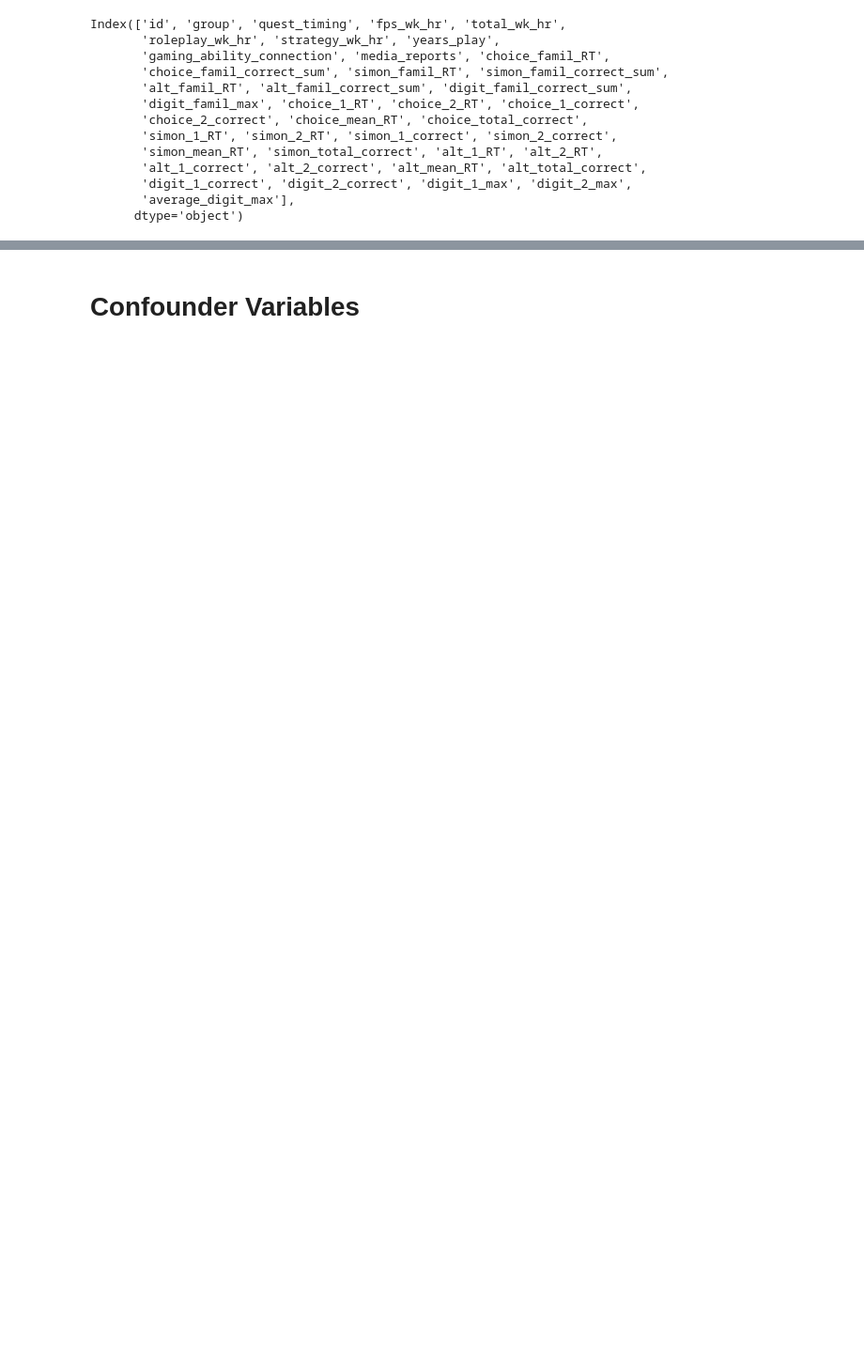
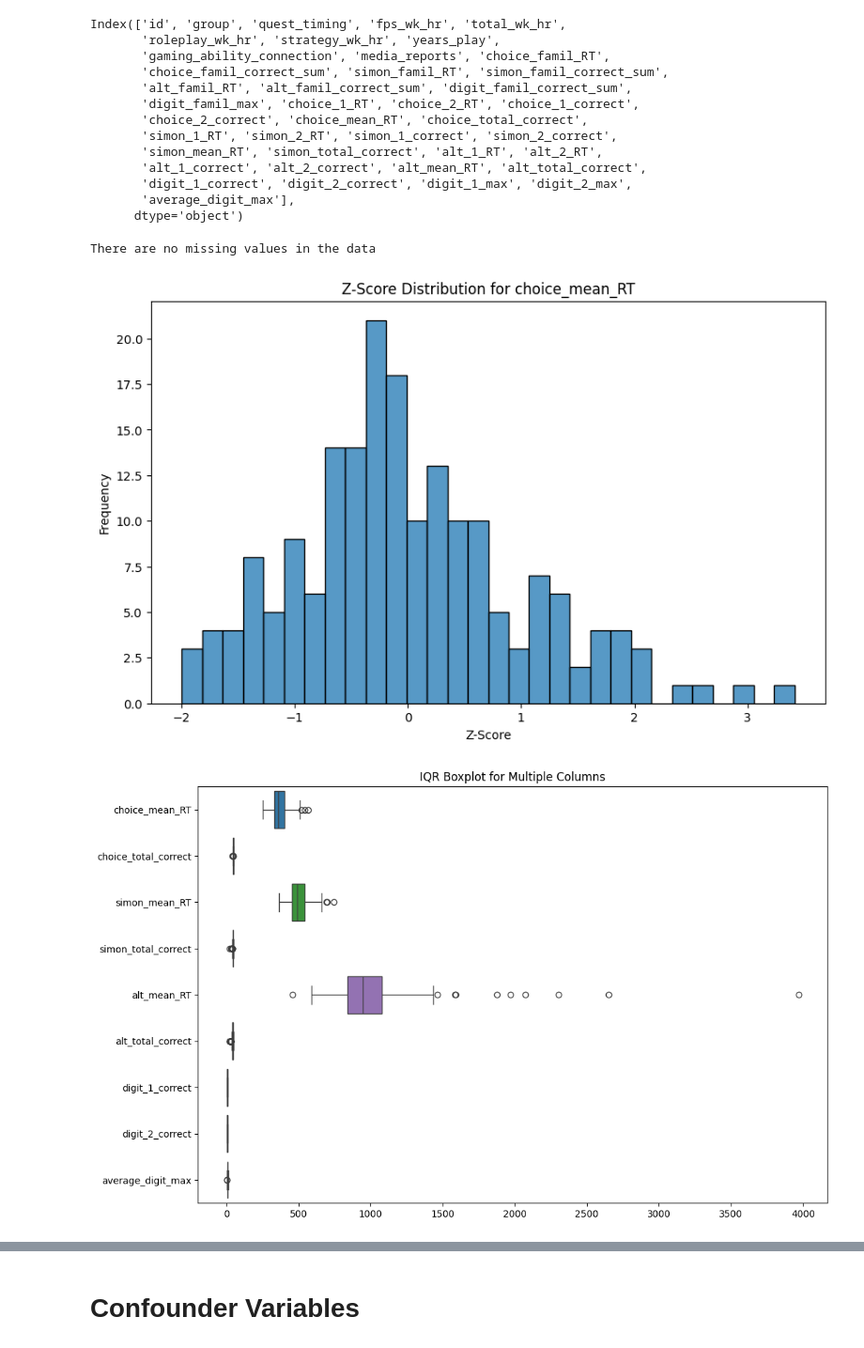
Before and after one commit to ROHIT32767/Reaction-time-and-working-memory-in-gamers-and-non-gamers, a Jupyter notebook: project.ipynb, the cells around one changed output, grey strips where cells are left out. Shown: that part at 94% size. Drawn from its saved outputs; the diff is of its cells as text; code cells hidden in the pictures; blank space fills up the shorter version.

```diff
--- a/project.ipynb
+++ b/project.ipynb
@@ -28,0 +13,5 @@ df
+# %%
+raw_data = pd.read_excel('raw_data.xlsx')
+raw_data.index = [''] * len(raw_data)
+
+raw_data.head()
@@ -42,3 +39,20 @@ Index(['id', 'group', 'quest_timing', 'fps_wk_hr', 'total_wk_hr',
        'digit_1_correct', 'digit_2_correct', 'digit_1_max', 'digit_2_max',
        'average_digit_max'],
       dtype='object')
+# %%
+critical_variables = ['choice_mean_RT', 'choice_total_correct', 'simon_mean_RT',
+                      'simon_total_correct', 'alt_mean_RT', 'alt_total_correct',
+                      'digit_1_correct', 'digit_2_correct', 'average_digit_max']
+# %%
+missing_values = False
+
+for i in raw_data.isnull().any():
+    if i == True:
+        missing_values = True
+
+if (missing_values):
+    print('There are missing values in the data')
+else:
+    print('There are no missing values in the data')
+# %% [output]
+There are no missing values in the data
@@ -44,0 +61,23 @@ Index(['id', 'group', 'quest_timing', 'fps_wk_hr', 'total_wk_hr',
+# %%
+def plot_z_scores(data, column):
+    data['z_score'] = zscore(data[column])
+    plt.figure(figsize=(10, 6))
+    sns.histplot(data['z_score'], bins=30, kde=False)
+    plt.title(f'Z-Score Distribution for {column}')
+    plt.xlabel('Z-Score')
+    plt.ylabel('Frequency')
+    plt.show()
+
+
+plot_z_scores(raw_data, 'choice_mean_RT')
+
+def plot_iqr_boxplot(data, columns):
+    plt.figure(figsize=(12, 8))
+    sns.boxplot(data=data[columns], orient="h")
+    plt.title('IQR Boxplot for Multiple Columns')
+    plt.show()
+
+plot_iqr_boxplot(raw_data, critical_variables)
+# %% [output]
+[figure, added]
+[figure, added]
```
Also changed, not shown: parts of 18 cells of this notebook.
